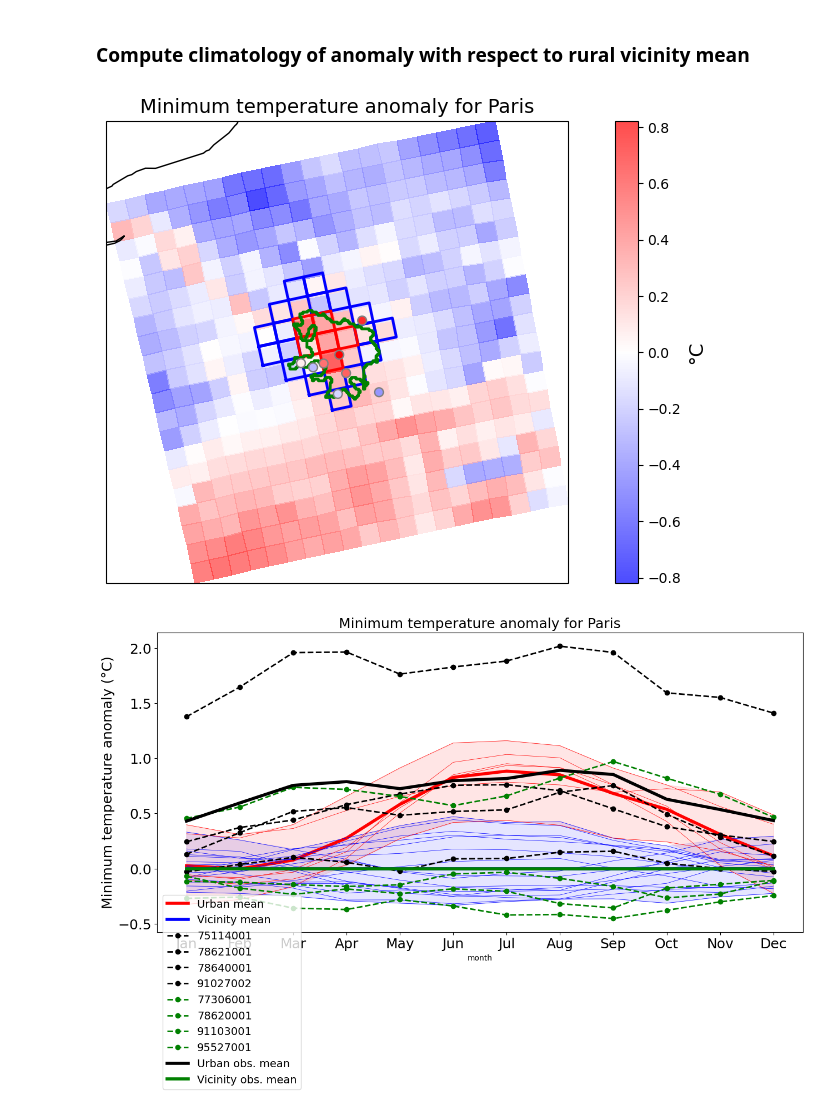
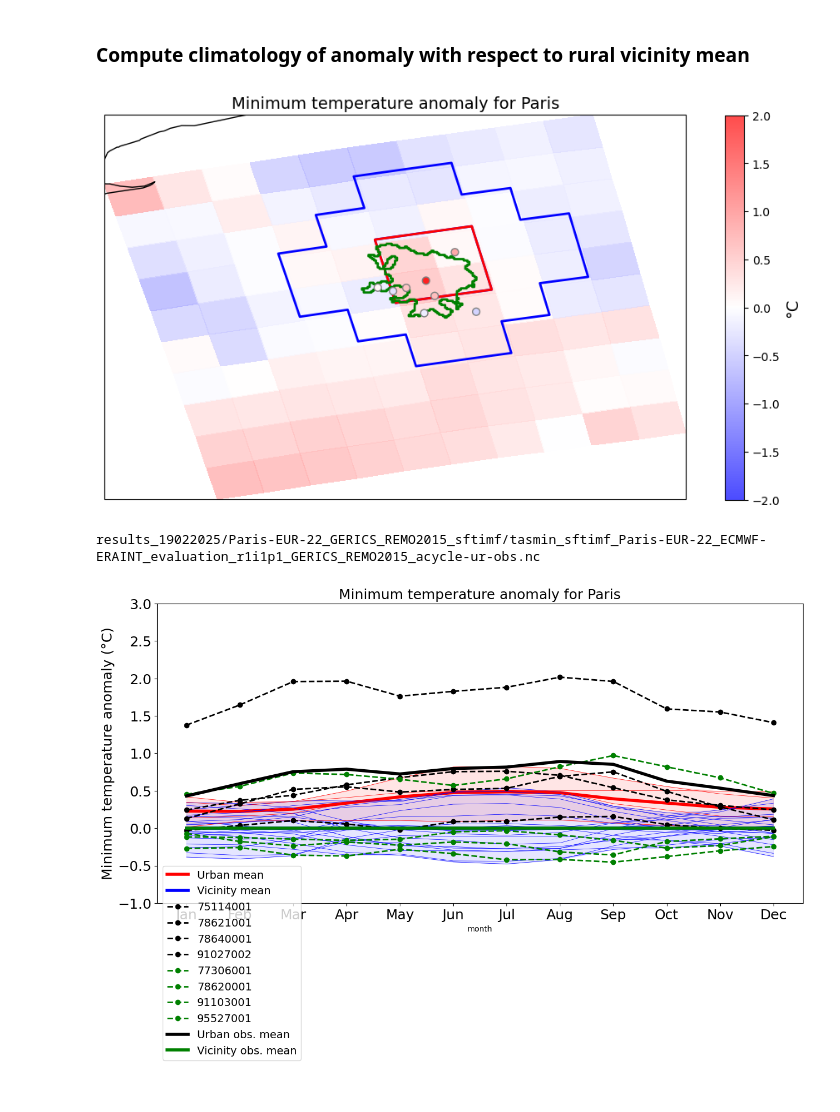
Before and after one commit to FPS-URB-RCC/CORDEX-CORE-WG, a Jupyter notebook: uhi/urban_area_PARIS_surface_weather_data.ipynb, the cells around one changed output. Drawn from its saved outputs; the diff is of its cells as text; code cells hidden in the pictures.

Commit message:
Updated scripts to optimize results and fix previous errors

```diff
--- a/uhi/urban_area_PARIS_surface_weather_data.ipynb
+++ b/uhi/urban_area_PARIS_surface_weather_data.ipynb
@@ -109,10 +129,4 @@ base_filename = f'{abbr_city}-{domain}_ECMWF-ERAINT_{scenario}_r1i1p1_{model_str
 ### Load fix variables
 Load fix (static) variables, such as urban fraction (sfturf), terrain elevation (orog) or land fraction (sftlf). The urban fraction needs some fixes to align the coordinates with the rest of the variables. These are applied in the `fix_sfturf` function.
 # %%
-ds_sftuf, ds_orog, ds_sftlf = load_fix_variables(domain, model, root_esgf, root_nextcloud)
-
-#directory= "/lustre/gmeteo/WORK/DATA/CORDEX-FPS-URB-RCC/nextcloud/CORDEX-CORE-WG/RegCM/urbanfraction/orig_v1/"
-#ds_sftuf = xr.open_dataset(directory + 'EUR-11.nc')
-
-#ds_sftuf = ds_sftuf.isel(jx = slice(1, -2), iy = slice(1, -2))
-ds_sftuf = fix_sftuf(domain, model, ds_sftuf, ds_orog, ds_sftlf)
+ds_sftuf, ds_orog, ds_sftlf = load_fix_variables(domain, model, root_esgf, root_nextcloud, urban_var)
@@ -124,6 +140,7 @@ URBAN = Urban_vicinity(
     sftlf_th,
     scale,
     min_city_size,
+    urban_var,
     lon_city,
     lat_city,
     lon_lim,
@@ -188,8 +205,9 @@ ucdb_city = load_ucdb_city(root_nextcloud, city)
 # %% [markdown]
 ### Load variable from ESGF DRS
 # %%
-cachefile = f"{output_dir}/{variable}_{base_filename}_day.nc"
+cachefile = f'results_19022025/Paris-EUR-22_GERICS_REMO2015_sftimf/tasmin_sftimf_Paris-EUR-22_ECMWF-ERAINT_evaluation_r1i1p1_GERICS_REMO2015_day.nc'
 if os.path.exists(cachefile):
+    print('yes')
     print('Reading from cache file.')
     ds_RCM = xr.open_dataset(cachefile)
 else:
@@ -202,7 +221,7 @@ Reading from cache file.
 # %% [markdown]
 ### Load observations
 # %%
-output_file = "/oceano/gmeteo/users/quintanay/CORDEX-CORE-WG/uhi/PARIS_surface_weather_data/Data_MF_1980-2017.csv"
+output_file = "PARIS_surface_weather_data/Data_MF_1980-2017.csv"
 radious = 0.5
 
 stan_data = pd.read_csv(output_file)
@@ -247,10 +266,10 @@ See the caveats in the documentation: https://pandas.pydata.org/pandas-docs/stab
 ### Compute climatology of anomaly with respect to rural vicinity mean
 # %%
 fig = plot_climatology(ds_RCM_period_season, ucdb_city, urmask, variable,
-                       URBAN, valid_obs, time_series_obs_season, city)
+                       URBAN, valid_obs, time_series_obs_season, city,vmax =vmax)
 fig.savefig(f"{output_dir}/{variable}_{base_filename}_map-anom-wrt-rural.pdf", bbox_inches='tight')
 # %% [output]
-[figure, old version]
+[figure, new version]
 # %%
 cachefile = f"{output_dir}/{variable}_{base_filename}_acycle-ur.nc"
 fig = plot_time_series(ds_RCM, variable, urmask,
@@ -258,10 +277,14 @@ fig = plot_time_series(ds_RCM, variable, urmask,
 fig.savefig(cachefile.replace('.nc', '.pdf'), bbox_inches='tight')
 plt.close()
+# %%
+print(f"{output_dir}/{variable}_{base_filename}_acycle-ur-obs.nc")
+# %% [output]
+results_19022025/Paris-EUR-22_GERICS_REMO2015_sftimf/tasmin_sftimf_Paris-EUR-22_ECMWF-ERAINT_evaluation_r1i1p1_GERICS_REMO2015_acycle-ur-obs.nc
 # %%
 cachefile = f"{output_dir}/{variable}_{base_filename}_acycle-ur-obs.nc"
 fig = plot_time_series(ds_RCM, variable, urmask,
     time_series = time_series_obs, valid_stations = valid_obs,
-    data_squares = True, ucdb_city = ucdb_city, city = city, cache= cachefile)
+    data_squares = True, ucdb_city = ucdb_city, city = city, cache= cachefile,vmin = xmin,vmax= xmax)
 fig.savefig(cachefile.replace('.nc', '.pdf'), bbox_inches='tight')
 # %% [output]
-[figure, old version]
+[figure, new version]
```
Also changed, not shown: parts of 11 cells of this notebook, 8 other files.
